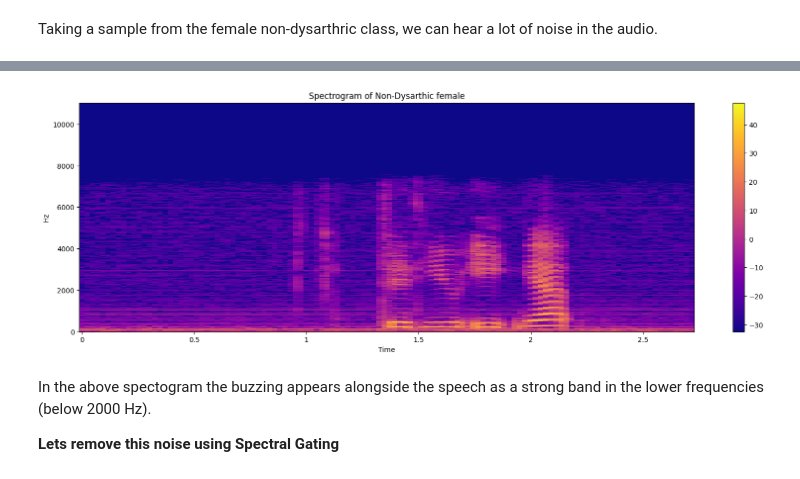
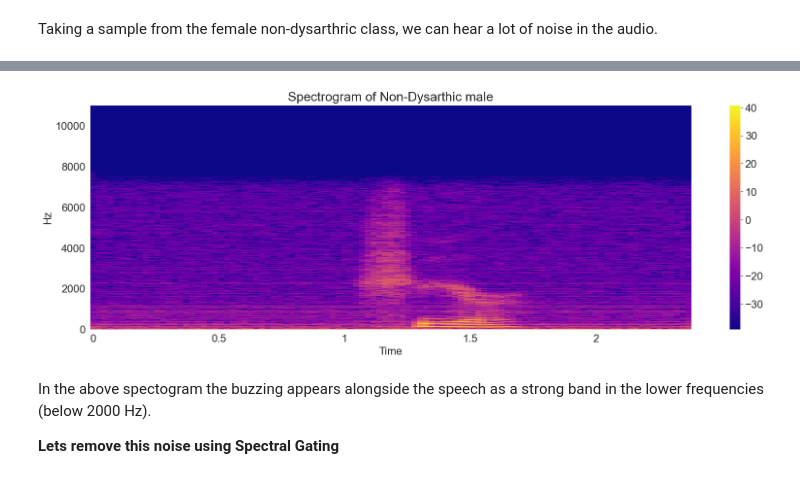
Before and after one commit to doylemark/dysarthia-classifier, a Jupyter notebook: notebook.ipynb, the cells around one changed output, grey strips where cells are left out. Saved outputs shown, nothing was run; the diff lists cells and outputs as text; code cells hidden in the pictures.

```diff
--- a/notebook.ipynb
+++ b/notebook.ipynb
@@ -52,6 +52,9 @@ male_dysarthric = data[(data['gender']=='male') & (data['is_dysarthria'])].sampl
 female_dysarthric = data[(data['gender']=='female') & (data['is_dysarthria'])].sample(1)
 male_not_dysarthric = data[(data['gender']=='male') & (data['is_dysarthria']==False)].sample(1)
 female_not_dysarthric = data[(data['gender']=='female') & (data['is_dysarthria']==False)].sample(1)
+
+male_dysarthric = data[data['filename'].str.contains('M01_Session2_3_0049.wav')]
+male_not_dysarthric = data[data['filename'].str.contains('MC01_Session3_0053.wav')]
 # %% [markdown]
 ## Resolving Issues with the Poor Quality Audio in the Dataset
 # %% [markdown]
@@ -65,19 +68,19 @@ ipd.Audio(female_not_dysarthric.iloc[0].filename)
 # %%
 def label(type, row):
     return f"{type} of {"Dysarthic" if row['is_dysarthria'] else "Non-Dysarthic"} {row['gender']}"
 
-def show_spectrogram(y, sr, row):
+def show_spectrogram(y, sr, label):
     X = librosa.stft(y)
     Xdb = librosa.amplitude_to_db(abs(X))
     plt.figure(figsize=(20,6))
     librosa.display.specshow(Xdb, sr=sr, x_axis='time', y_axis='hz',cmap='plasma')
     plt.colorbar()
-    plt.title(label("Spectrogram", row))
+    plt.title(label)
 
-y, sr = librosa.load(female_not_dysarthric.iloc[0].filename)
-show_spectrogram(y, sr, female_not_dysarthric.iloc[0])
+y, sr = librosa.load(male_not_dysarthric.iloc[0].filename)
+show_spectrogram(y, sr, label("Spectrogram", male_not_dysarthric.iloc[0]))
 # %% [output]
-[figure, old version]
+[figure, new version]
 # %% [markdown]
 In the above spectogram the buzzing appears alongside the speech as a strong band in the lower frequencies (below 2000 Hz).
 
```
Also changed, not shown: parts of 56 cells of this notebook, 9 other files.
